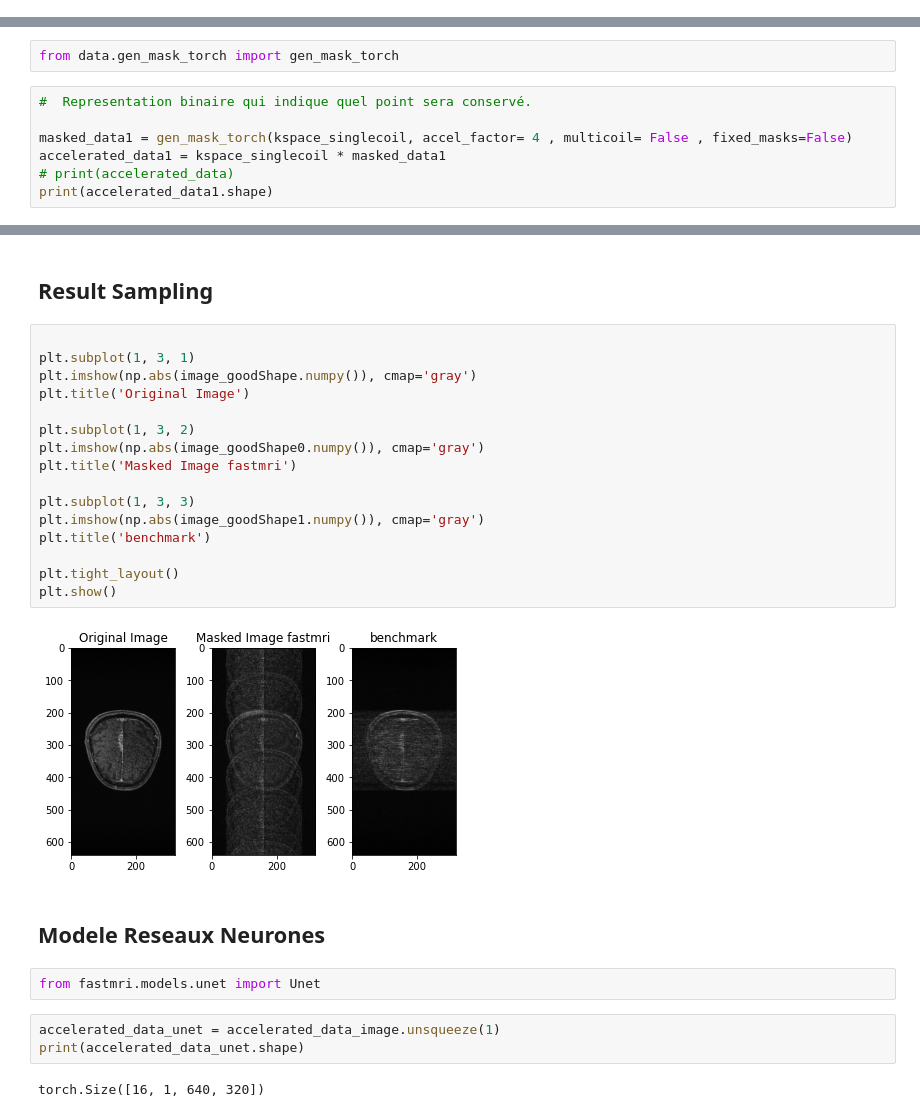
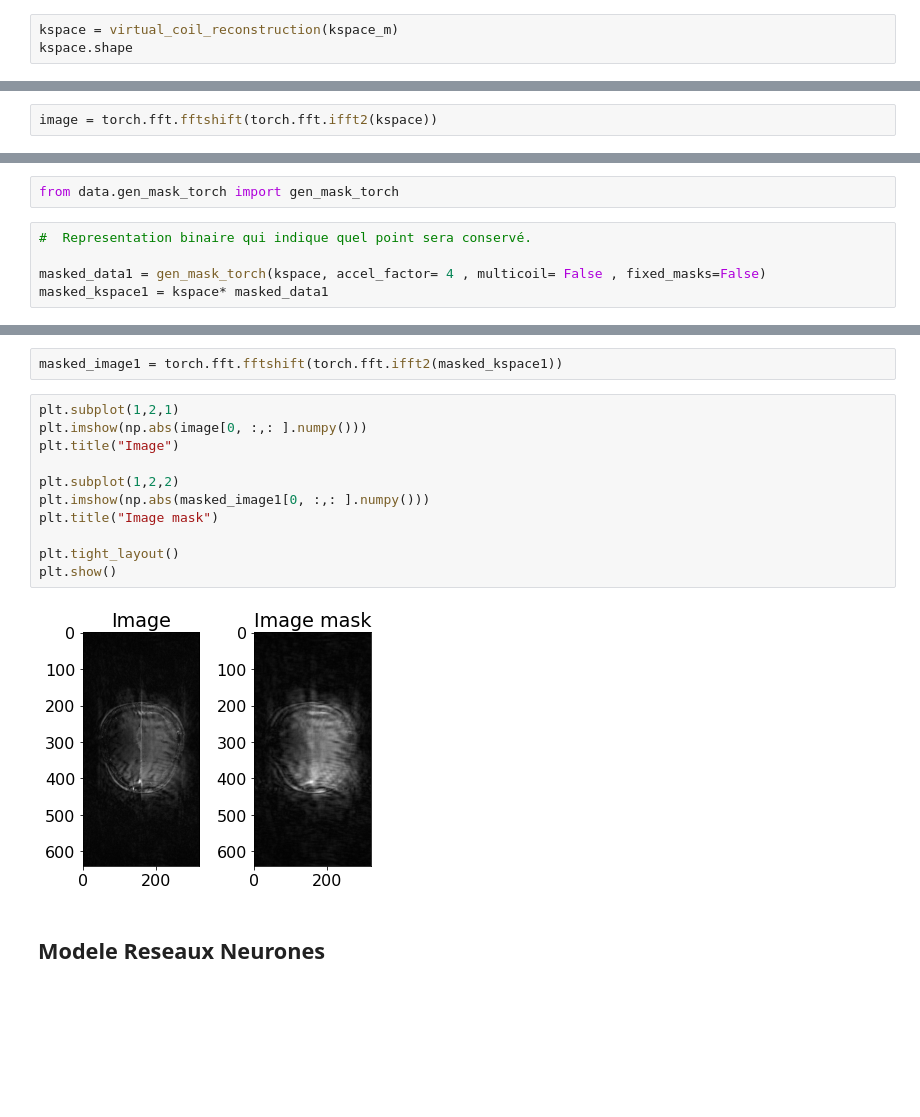
Before and after one commit to mind-inria/mri-dl-recon, a Jupyter notebook: src/mri_dlrecon/functions_torch/tuto_function_torch.ipynb, the cells around one changed output, grey strips where cells are left out. Saved outputs shown, nothing was run; the diff lists cells and outputs as text; blank space fills up the shorter version.

Commit message:
train model, next with more data

```diff
--- a/src/mri_dlrecon/functions_torch/tuto_function_torch.ipynb
+++ b/src/mri_dlrecon/functions_torch/tuto_function_torch.ipynb
@@ -76,0 +46,3 @@ torch.Size([16, 640, 320])
+# %%
+kspace = virtual_coil_reconstruction(kspace_m)
+kspace.shape
@@ -76,0 +51,2 @@ torch.Size([16, 640, 320])
+# %%
+image = torch.fft.fftshift(torch.fft.ifft2(kspace))
@@ -144,7 +116,5 @@ from data.gen_mask_torch import gen_mask_torch
 # %%
 #  Representation binaire qui indique quel point sera conservé.
 
-masked_data1 = gen_mask_torch(kspace_singlecoil, accel_factor= 4 , multicoil= False , fixed_masks=False)
-accelerated_data1 = kspace_singlecoil * masked_data1
-# print(accelerated_data)
-print(accelerated_data1.shape)
+masked_data1 = gen_mask_torch(kspace, accel_factor= 4 , multicoil= False , fixed_masks=False)
+masked_kspace1 = kspace* masked_data1
@@ -163,29 +121,17 @@ plt.imshow(np.abs(image_goodShape1.numpy()), cmap='gray')
-# %% [markdown]
-## Result Sampling
+# %%
+masked_image1 = torch.fft.fftshift(torch.fft.ifft2(masked_kspace1))
 # %%
+plt.subplot(1,2,1)
+plt.imshow(np.abs(image[0, :,: ].numpy()))
+plt.title("Image")
 
-plt.subplot(1, 3, 1)
-plt.imshow(np.abs(image_goodShape.numpy()), cmap='gray')
-plt.title('Original Image')
-
-plt.subplot(1, 3, 2)
-plt.imshow(np.abs(image_goodShape0.numpy()), cmap='gray')
-plt.title('Masked Image fastmri')
-
-plt.subplot(1, 3, 3)
-plt.imshow(np.abs(image_goodShape1.numpy()), cmap='gray')
-plt.title('benchmark')
+plt.subplot(1,2,2)
+plt.imshow(np.abs(masked_image1[0, :,: ].numpy()))
+plt.title("Image mask")
 
 plt.tight_layout()
 plt.show()
 # %% [output]
-[figure, old version]
+[figure, new version]
 # %% [markdown]
 ## Modele Reseaux Neurones
-# %%
-from fastmri.models.unet import Unet
-# %%
-accelerated_data_unet = accelerated_data_image.unsqueeze(1)
-print(accelerated_data_unet.shape)
-# %% [output]
-torch.Size([16, 1, 640, 320])
```
Also changed, not shown: parts of 45 cells of this notebook, 2 other files.
